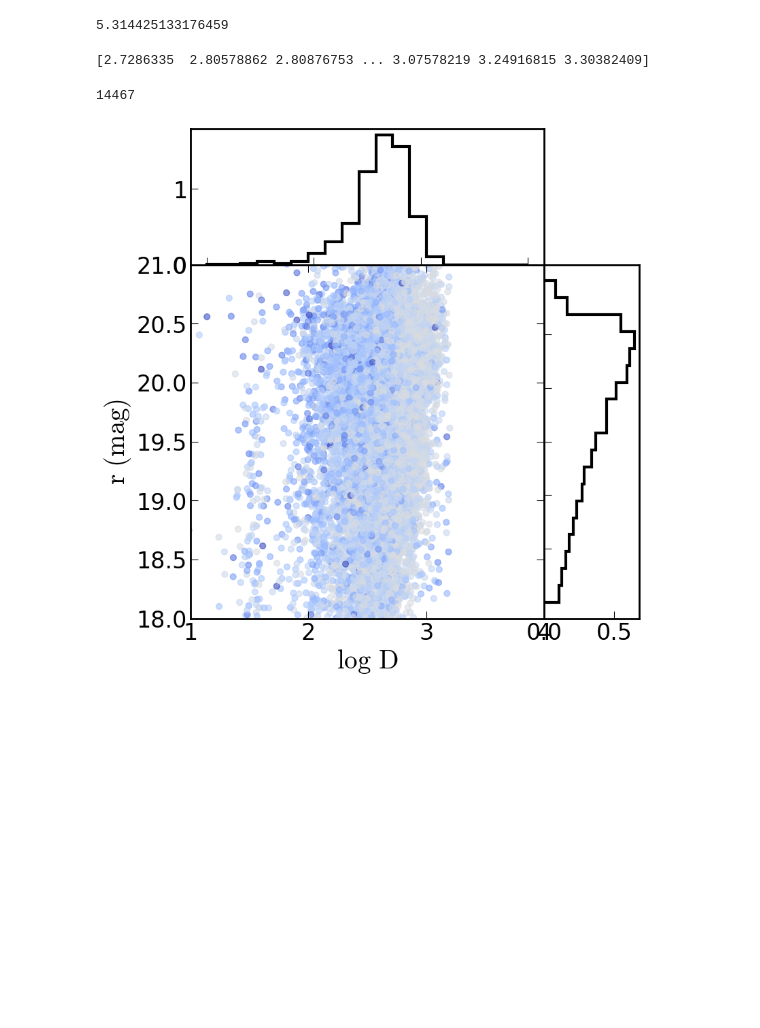
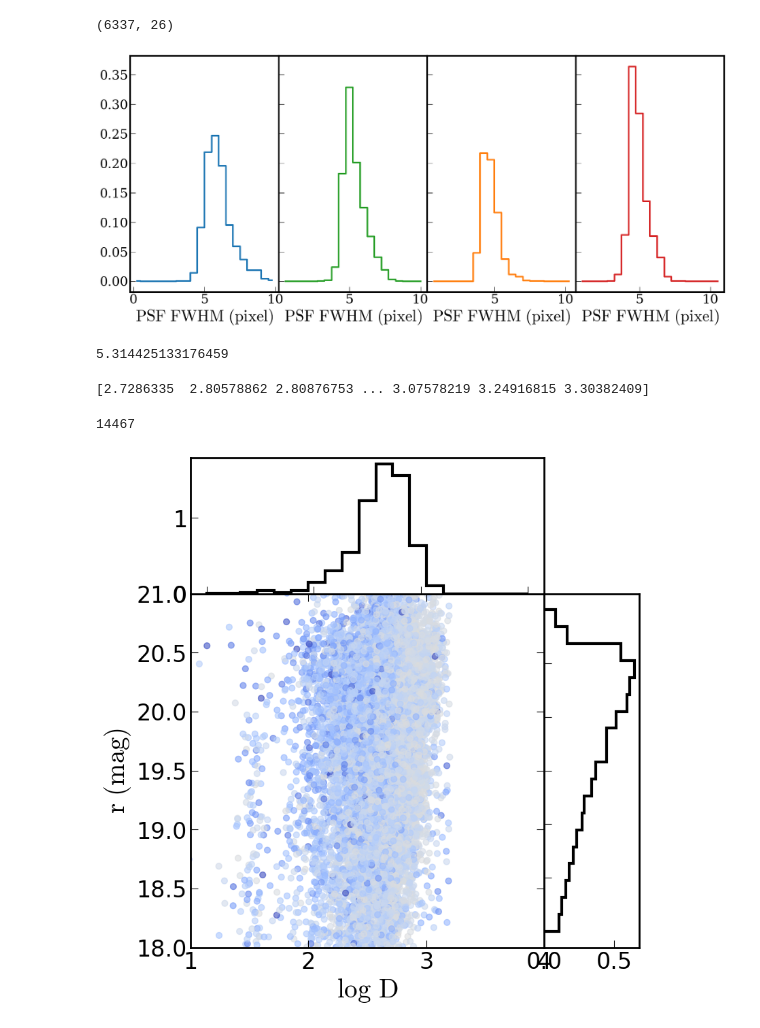
Before and after one commit to joy-228/morphy, a Jupyter notebook: SAGA_postselection.ipynb, the cells around one changed output. Cells and saved outputs as stored; diff of their text form; code cells hidden in the pictures; blank space fills up the shorter version.

```diff
--- a/SAGA_postselection.ipynb
+++ b/SAGA_postselection.ipynb
@@ -8,16 +8,5 @@ import matplotlib.colors as mcol
 import astropy.units as u
 import scipy.stats as sts
 from misc import *
-#from data_find import *
 
-plt.rcParams["axes.linewidth"]  = 2
-plt.rcParams["xtick.major.size"]  = 8
-plt.rcParams["xtick.minor.size"]  = 3
-plt.rcParams["ytick.major.size"]  = 8
-plt.rcParams["ytick.minor.size"]  = 3
-plt.rcParams["xtick.direction"]  = "in"
-plt.rcParams["ytick.direction"]  = "in"
-plt.rcParams["legend.frameon"] = 'False'
-plt.rcParams.update({'font.size': 24})
-plt.rcParams["mathtext.default"] = 'rm'
-plt.rcParams["mathtext.fontset"] = 'cm'
+plt.style.use('./presentation.mplstyle')
@@ -35,3 +13,30 @@ N_hosts = len(rmag)
+# %%
+sources = pd.read_csv('v1saga_dwarfs.csv')
+print(sources.shape)
+# %% [output]
+(6337, 26)
+# %%
+channels = {'g':mcm.cividis,'r':mcm.viridis,'i':mcm.inferno,'z':mcm.Greys_r}
+griz_col = ['tab:blue','tab:green','tab:orange','tab:red']
+# %%
+fig,ax=plt.subplots(1,4,figsize=(20,8),sharey='row',sharex='col')
+
+psf_bins = np.linspace(0,10,21)
+
+for i,k in enumerate(channels):
+
+    bin_sat, bin_edg = np.histogram(sources['psfsize_'+k]/0.262,bins=psf_bins)
+    bin_edg+=0.5*(bin_edg[1]-bin_edg[0])
+    ax[i].step(bin_edg[:-1],bin_sat/len(sources['ind']),c=griz_col[i],lw=3,where='mid')
+
+    #ax[i].text(1.25,3,r'${\it '+k+'}$',fontsize=44)
+    ax[i].set_xlabel(r'$PSF\ FWHM\ (pixel)$',fontsize=30)
+#ax[1,0].set_ylabel( r'$CCF$',fontsize=40)
+
+plt.subplots_adjust(wspace=0.0,hspace=0.0)
+plt.savefig('PSFdistributions.pdf',bbox_inches='tight')
+# %% [output]
+[figure, added]
 # %%
 ##def elvesSAT_Re(M,a=1.077,b=0.246): return a + b*M   #returns log(reff/pc)
 #def elvesFLD_Re(M,a=0.665,b=0.296): return a + b*M   #returns log(reff/pc)
```
Also changed, not shown: parts of 1 cell of this notebook, 4 other files.
